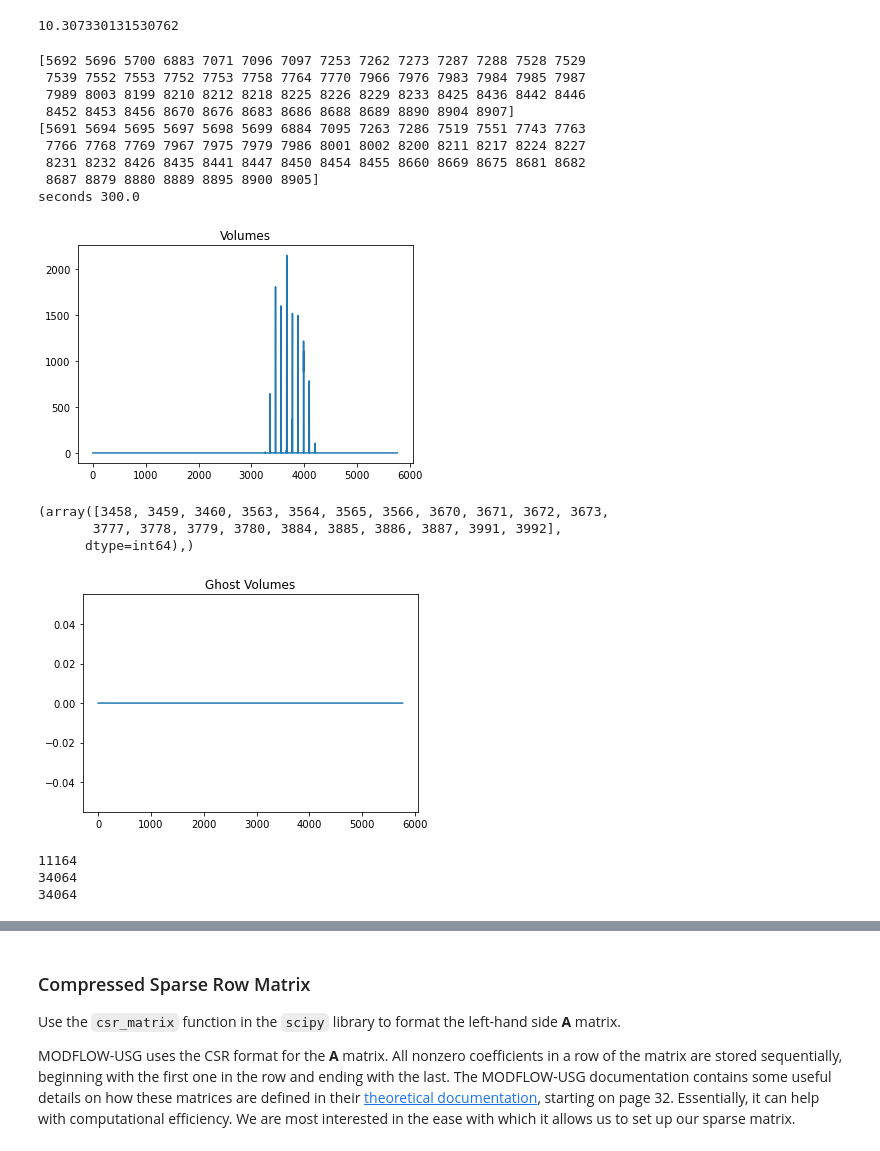
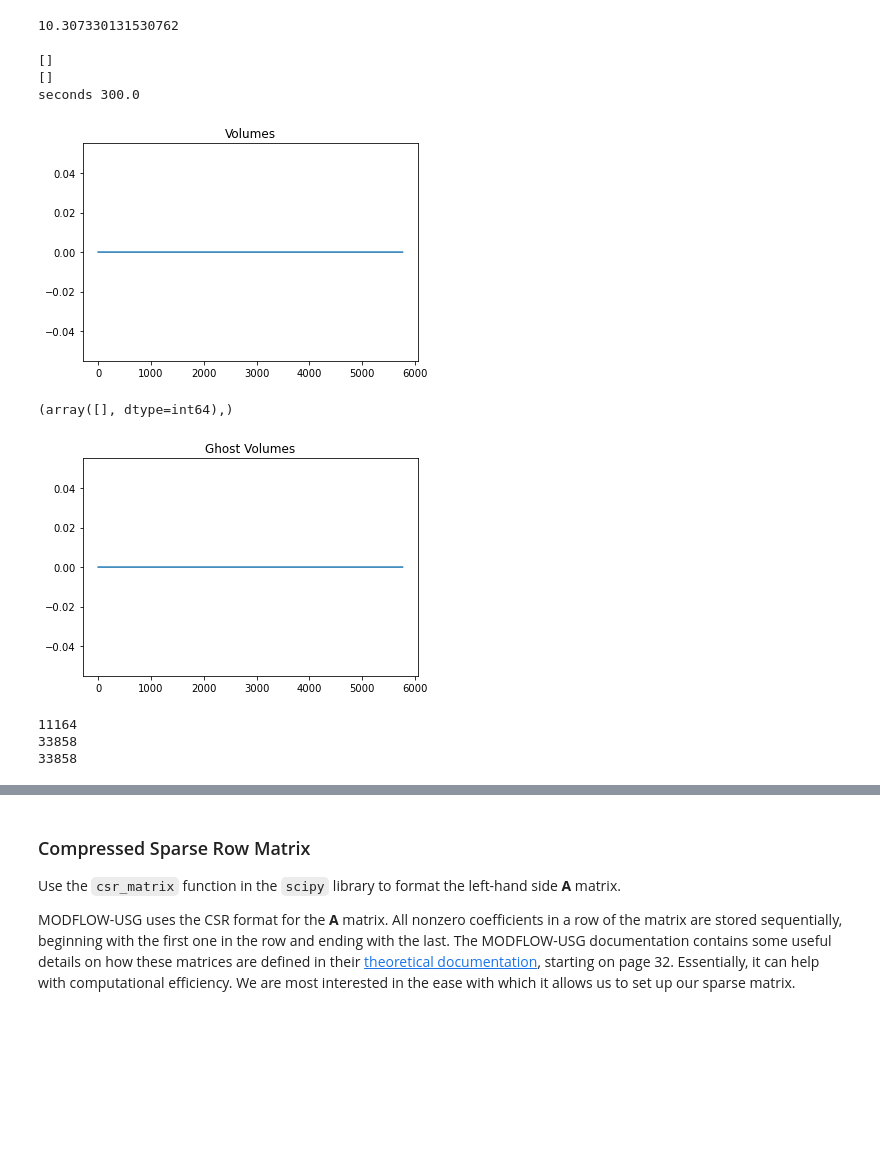
Before and after one commit to EcohydrologyTeam/ClearWater-riverine, a Jupyter notebook: examples/Sparse_Matrix_Framework-muncie.ipynb, the cells around one changed output, grey strips where cells are left out. Drawn from its saved outputs; the diff is of its cells as text; code cells hidden in the pictures; blank space fills up the shorter version.

```diff
--- a/examples/Sparse_Matrix_Framework-muncie.ipynb
+++ b/examples/Sparse_Matrix_Framework-muncie.ipynb
@@ -212,27 +171,19 @@ df_test[0][136]
 10.307330131530762
 # %%
 # test at single timestep
-t = 38
+t = 0
 lhs = LHS(ds_zarr, t)
 lhs.updateValues(ds_zarr, t)
 # %% [output]
-[5692 5696 5700 6883 7071 7096 7097 7253 7262 7273 7287 7288 7528 7529
- 7539 7552 7553 7752 7753 7758 7764 7770 7966 7976 7983 7984 7985 7987
- 7989 8003 8199 8210 8212 8218 8225 8226 8229 8233 8425 8436 8442 8446
- 8452 8453 8456 8670 8676 8683 8686 8688 8689 8890 8904 8907]
-[5691 5694 5695 5697 5698 5699 6884 7095 7263 7286 7519 7551 7743 7763
- 7766 7768 7769 7967 7975 7979 7986 8001 8002 8200 8211 8217 8224 8227
- 8231 8232 8426 8435 8441 8447 8450 8454 8455 8660 8669 8675 8681 8682
- 8687 8879 8880 8889 8895 8900 8905]
+[]
+[]
 seconds 300.0
-[figure, old version]
+[figure, new version]
-(array([3458, 3459, 3460, 3563, 3564, 3565, 3566, 3670, 3671, 3672, 3673,
-       3777, 3778, 3779, 3780, 3884, 3885, 3886, 3887, 3991, 3992],
-      dtype=int64),)
+(array([], dtype=int64),)
 [figure]
 11164
-34064
-34064
+33858
+33858
 # %%
 # plot coefficients
 # as expected, coefficients to the advection term are much higher than coefficients to the diffusion terms
```
Also changed, not shown: parts of 25 cells of this notebook, 1 other file.
